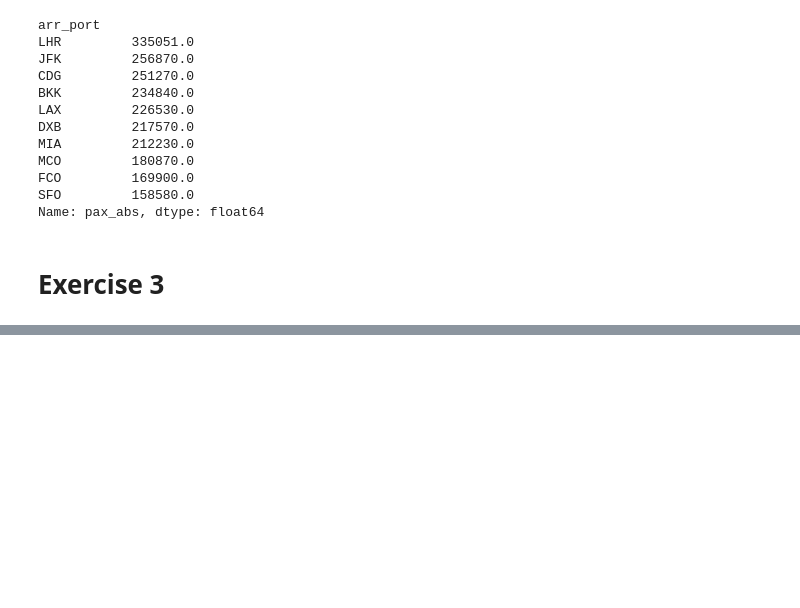
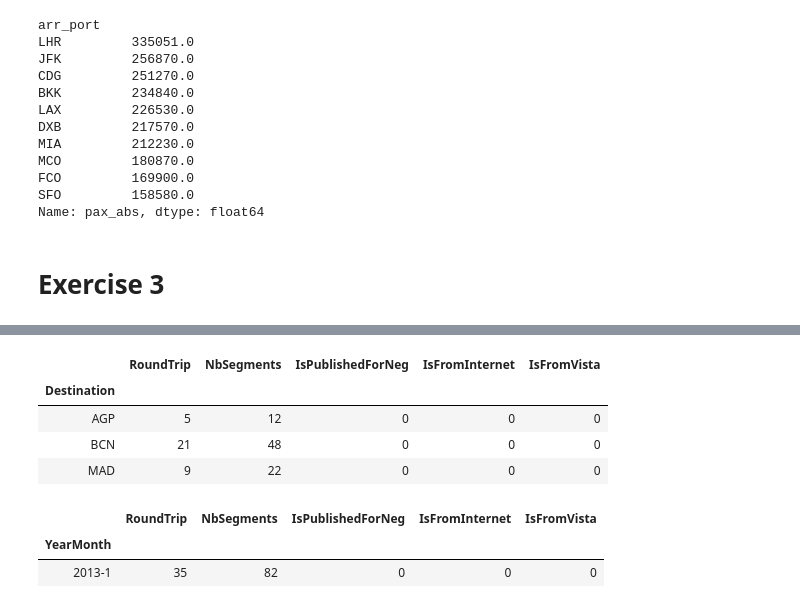
Before and after one commit to daniel-isidro/amadeus_challenge, a Jupyter notebook: amadeus_challenge.ipynb, the cells around one changed output, grey strips where cells are left out. Drawn from its saved outputs; the diff is of its cells as text; code cells hidden in the pictures; blank space fills up the shorter version.

```diff
--- a/amadeus_challenge.ipynb
+++ b/amadeus_challenge.ipynb
@@ -332,0 +355,18 @@ df_searches_reduced[(df_searches_reduced['Destination'] == 'MAD') \
+# %%
+df_searches_reduced[(df_searches_reduced['Destination'] == 'MAD') \
+                    | (df_searches_reduced['Destination'] == 'BCN') \
+                    | (df_searches_reduced['Destination'] == 'AGP')].groupby(['Destination']).sum()
+# %% [output]
+|  | RoundTrip | NbSegments | IsPublishedForNeg | IsFromInternet | IsFromVista |
+| Destination |  |  |  |  |  |
+| AGP | 5 | 12 | 0 | 0 | 0 |
+| BCN | 21 | 48 | 0 | 0 | 0 |
+| MAD | 9 | 22 | 0 | 0 | 0 |
+# %%
+df_searches_reduced[(df_searches_reduced['Destination'] == 'MAD') \
+                    | (df_searches_reduced['Destination'] == 'BCN') \
+                    | (df_searches_reduced['Destination'] == 'AGP')].groupby(['YearMonth']).sum()
+# %% [output]
+|  | RoundTrip | NbSegments | IsPublishedForNeg | IsFromInternet | IsFromVista |
+| YearMonth |  |  |  |  |  |
+| 2013-1 | 35 | 82 | 0 | 0 | 0 |
```
Also changed, not shown: parts of 5 cells of this notebook.
